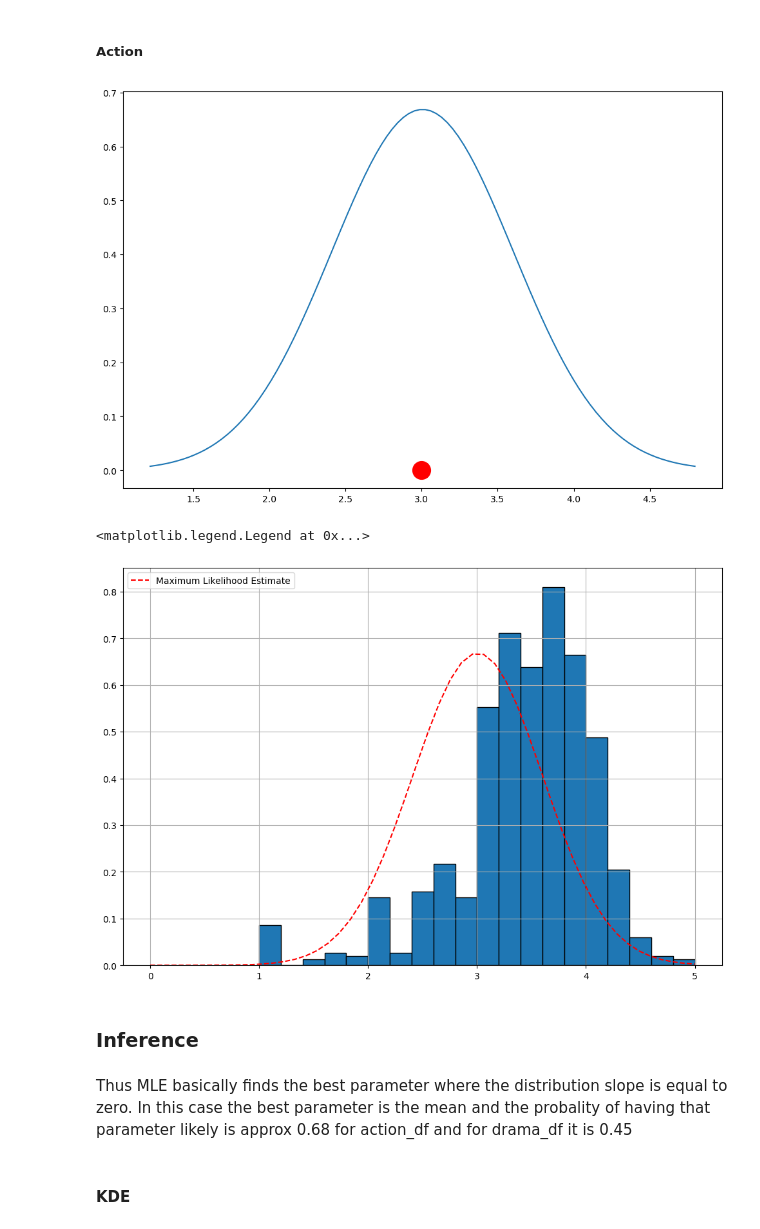
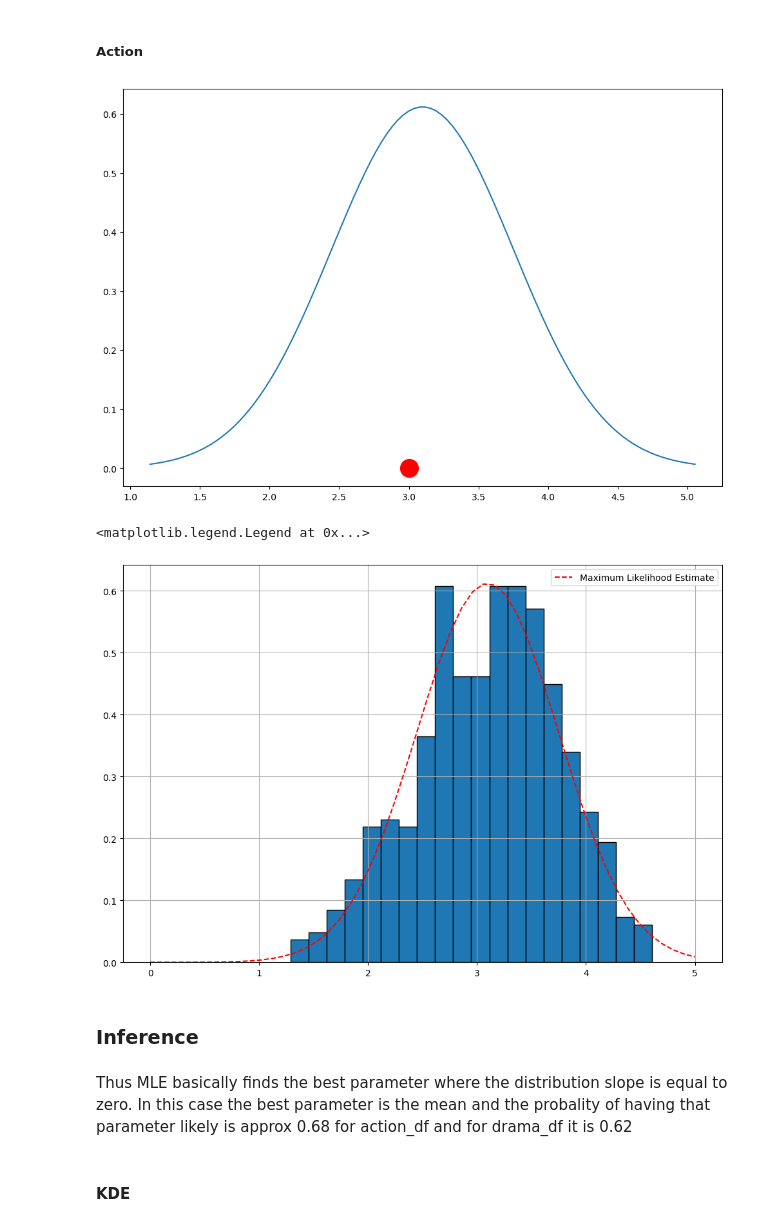
Before and after one commit to priyankabudavi/CSC-605_2022_Assignment, a Jupyter notebook: Assignment_3/src/movie_rating_distributions_Final.ipynb, the cells around one changed output. Cells and saved outputs as stored; diff of their text form; code cells hidden in the pictures.

```diff
--- a/Assignment_3/src/movie_rating_distributions_Final.ipynb
+++ b/Assignment_3/src/movie_rating_distributions_Final.ipynb
@@ -221,5 +225,5 @@ user_rating_movies_df_grp
 # %%
-drama_df = user_rating_movies_df_grp[user_rating_movies_df_grp['genres']== 'Drama']
+drama_df = user_rating_movies_df_grp[user_rating_movies_df_grp['genres'].str.contains('Drama')]
 # %%
 drama_df
 # %% [output]
@@ -239,5 +243,5 @@ drama_df
 # %%
-action_df = user_rating_movies_df_grp[user_rating_movies_df_grp['genres'] == 'Action']
+action_df = user_rating_movies_df_grp[user_rating_movies_df_grp['genres'].str.contains('Action')]
 # %%
 action_df
 # %% [output]
@@ -413,19 +417,19 @@ plt.plot(x, stats.norm.pdf(x, mu, sigma))
 plt.plot(3, 0, marker='o', markersize=20, color="red")
 plt.show()
 # %% [output]
-[figure, old version]
+[figure, new version]
 # %%
-drama_df.rating.hist(density=True, bins=20, ec='black', figsize=(12,8))
+action_df.rating.hist(density=True, bins=20, ec='black', figsize=(12,8))
 x = np.linspace(0, drama_df.rating.max())
 l1,=plt.plot(x, norm.pdf(x, mean_action_mle, std_action_mle), 'r--',  label="Maximum Likelihood Estimate")
 plt.legend(handles=[l1])
 # %% [output]
 <matplotlib.legend.Legend at 0x...>
-[figure, old version]
+[figure, new version]
 # %% [markdown]
 ### Inference
 # %% [markdown]
-Thus MLE basically finds the best parameter where the distribution slope is equal to zero. In this case the best parameter is the mean and the probality of having that parameter likely is  approx 0.68 for action_df and for drama_df it is 0.45
+Thus MLE basically finds the best parameter where the distribution slope is equal to zero. In this case the best parameter is the mean and the probality of having that parameter likely is  approx 0.68 for action_df and for drama_df it is 0.62
 # %% [markdown]
 #### KDE
 # %% [markdown]
```
Also changed, not shown: parts of 32 cells of this notebook.
